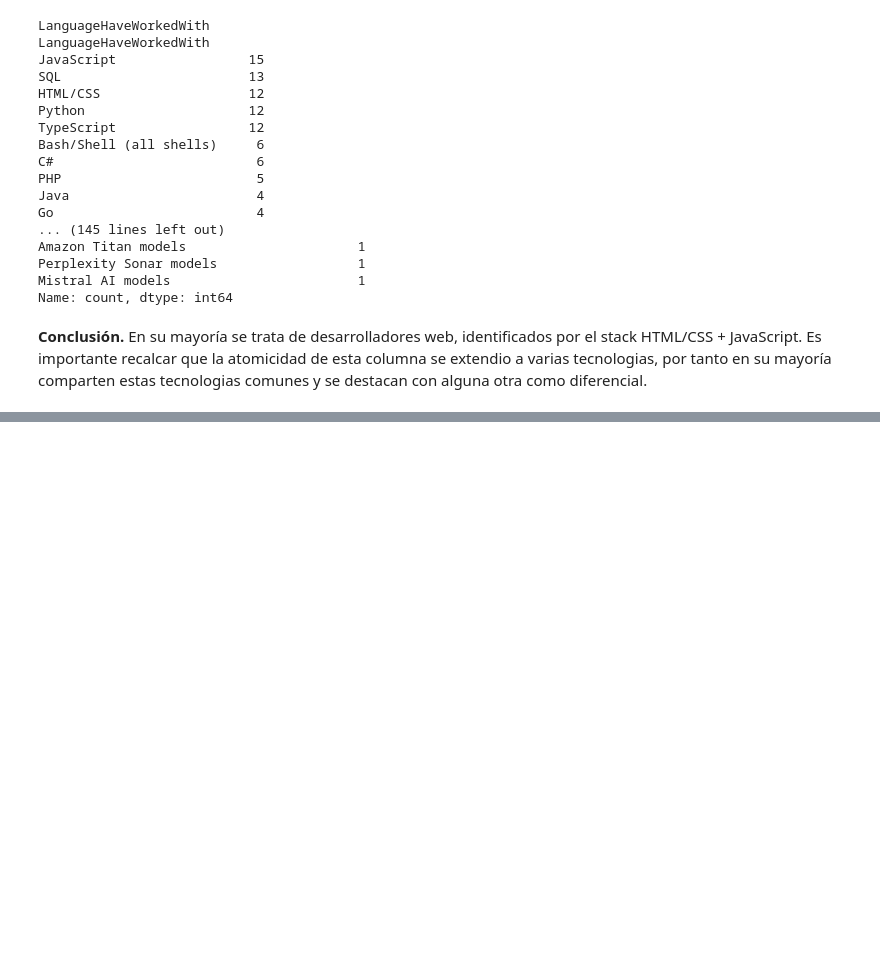
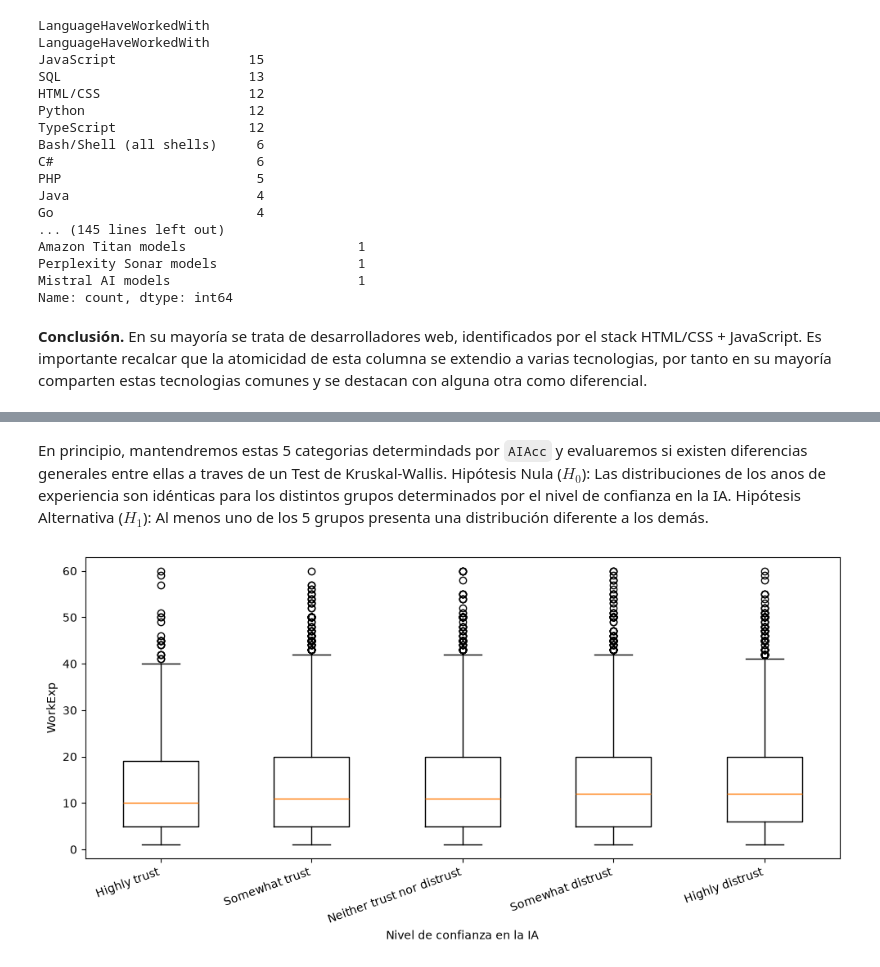
Before and after one commit to MateoGarrido13/StackOverflow-G23, a Jupyter notebook: Grupo23-Fund_C_Datos-StackOverflow.ipynb, the cells around one changed output, grey strips where cells are left out. Drawn from its saved outputs; the diff is of its cells as text; code cells hidden in the pictures; blank space fills up the shorter version.

```diff
--- a/Grupo23-Fund_C_Datos-StackOverflow.ipynb
+++ b/Grupo23-Fund_C_Datos-StackOverflow.ipynb
@@ -876,0 +989,31 @@ Name: count, dtype: int64
+# %% [markdown]
+En principio, mantendremos estas 5 categorias determindads por `AIAcc` y evaluaremos si existen diferencias generales entre ellas a traves de un Test de Kruskal-Wallis.
+Hipótesis Nula ($H_0$): Las distribuciones de los anos de experiencia son idénticas para los distintos grupos determinados por el nivel de confianza en la IA.
+Hipótesis Alternativa ($H_1$): Al menos uno de los 5 grupos presenta una distribución diferente a los demás.
+# %%
+# A priori comparamos con un boxplot por grupo; ylabel es WorkExp y xlabel el nivel de confianza en la IA.
+import matplotlib.pyplot as plt
+
+orden_confianza = [
+    "Highly trust",
+    "Somewhat trust",
+    "Neither trust nor distrust",
+    "Somewhat distrust",
+    "Highly distrust",
+]
+
+grafico = df_confianza.dropna(subset=["WorkExp", "AIAcc"])
+datos = [
+    grafico.loc[grafico["AIAcc"] == nivel, "WorkExp"].to_numpy()
+    for nivel in orden_confianza
+]
+
+plt.figure(figsize=(10, 5))
+plt.boxplot(datos, vert=True)
+plt.xticks(range(1, len(orden_confianza) + 1), orden_confianza, rotation=20, ha="right")
+plt.ylabel("WorkExp")
+plt.xlabel("Nivel de confianza en la IA")
+plt.tight_layout()
+plt.show()
+# %% [output]
+[figure, added]
```
Also changed, not shown: parts of 13 cells of this notebook, 1 other file.
